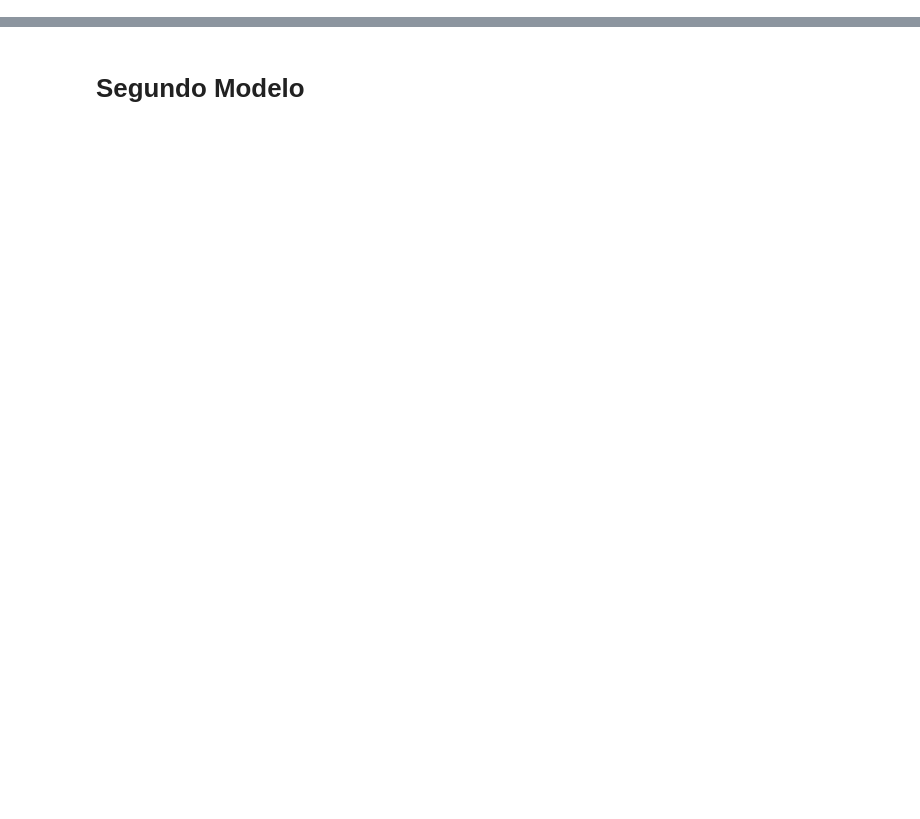
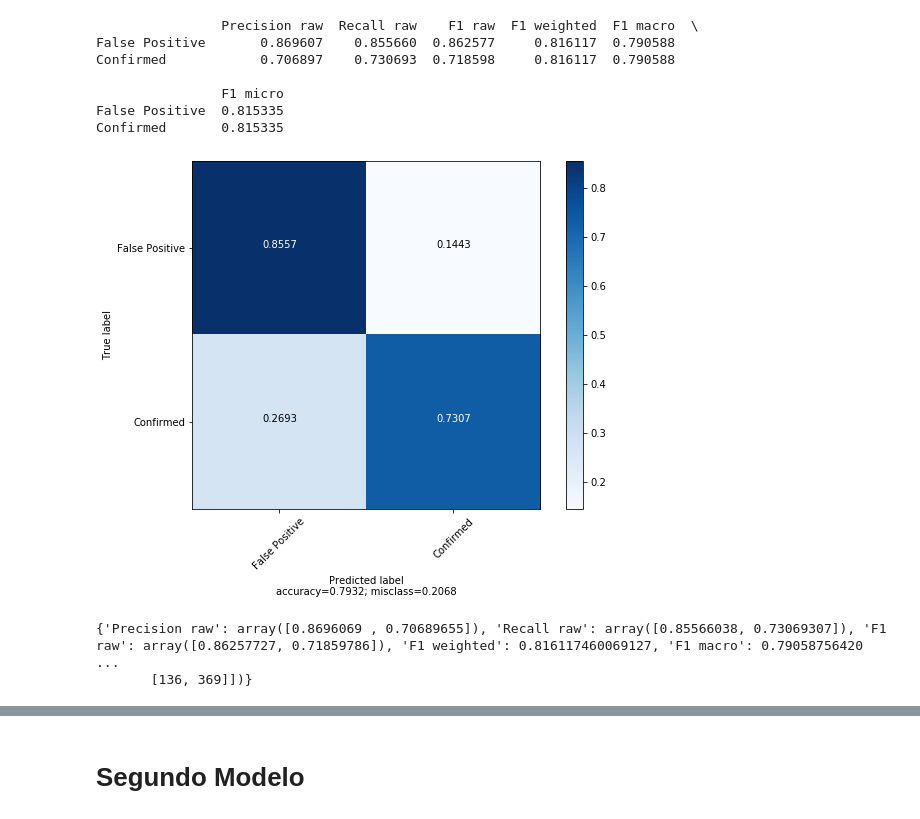
Before and after one commit to harel-coffee/PIIC19-auto, a Jupyter notebook: code/obj1/pruebas_cnn_gabo.ipynb, the cells around one changed output, grey strips where cells are left out. Cells and saved outputs as stored; diff of their text form; code cells hidden in the pictures; blank space fills up the shorter version.

```diff
--- a/code/obj1/pruebas_cnn_gabo.ipynb
+++ b/code/obj1/pruebas_cnn_gabo.ipynb
@@ -83,0 +330,14 @@ model.fit(x_train, y_train, batch_size=100, epochs=350, verbose=1)
+# %%
+predichos=model.predict_classes(x_val)
+print (calculate_metrics(y_val,predichos,'[VAL] Confusion Matrix 50 epochs CNN'))
+# %% [output]
+                Precision raw  Recall raw    F1 raw  F1 weighted  F1 macro  \
+False Positive       0.869607    0.855660  0.862577     0.816117  0.790588
+Confirmed            0.706897    0.730693  0.718598     0.816117  0.790588
+
+                F1 micro
+False Positive  0.815335
+Confirmed       0.815335
+[figure, added]
+{'Precision raw': array([0.8696069 , 0.70689655]), 'Recall raw': array([0.85566038, 0.73069307]), 'F1 raw': array([0.86257727, 0.71859786]), 'F1 weighted': 0.816117460069127, 'F1 macro': 0.79058756420 ...
+       [136, 369]])}
```
Also changed, not shown: parts of 47 cells of this notebook, 5 other files.
